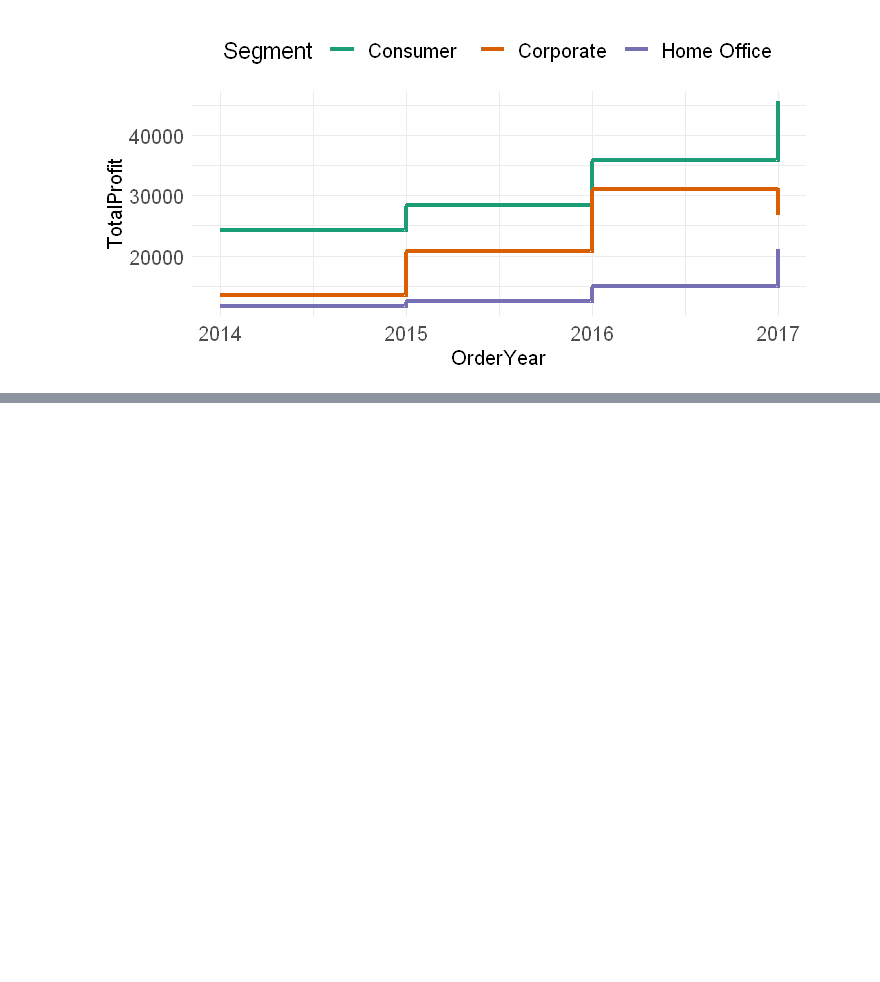
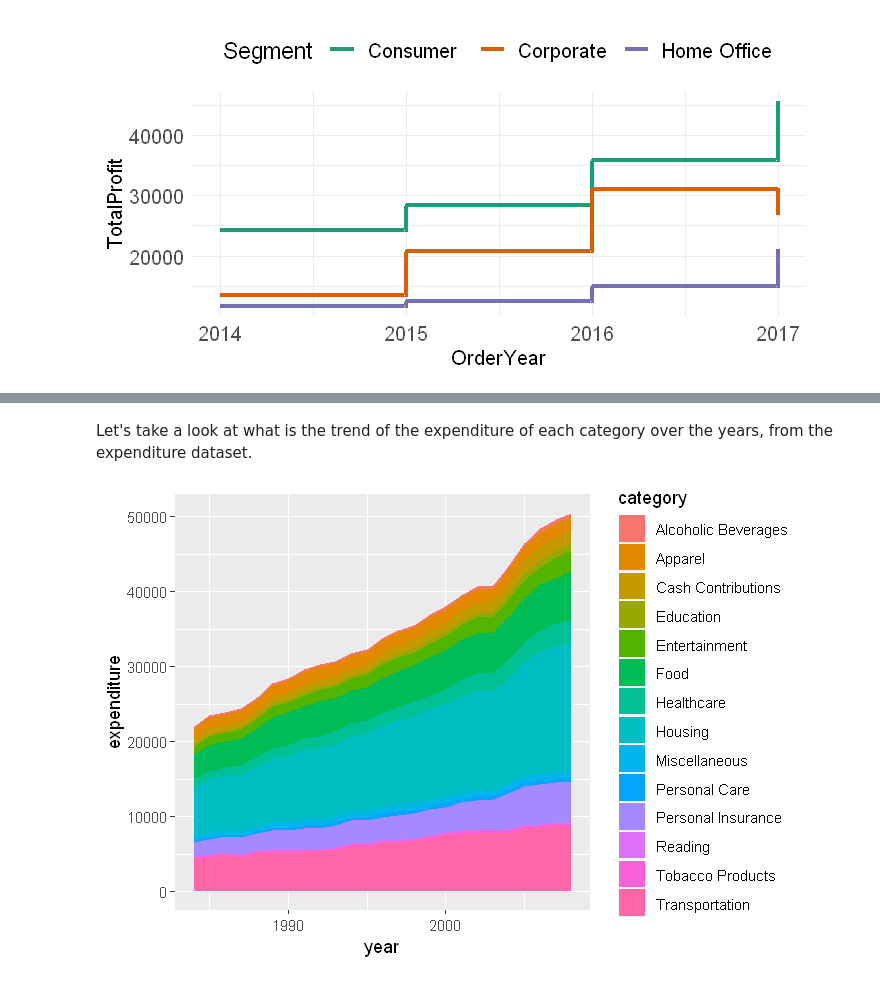
Before and after one commit to anirbanpalDSC/Data-Visualizations, a Jupyter notebook: Data Visualization - R.ipynb, the cells around one changed output, grey strips where cells are left out. Saved outputs shown, nothing was run; the diff lists cells and outputs as text; code cells hidden in the pictures; blank space fills up the shorter version.

```diff
--- a/Data Visualization - R.ipynb
+++ b/Data Visualization - R.ipynb
@@ -240,0 +269,10 @@ treemap::treemap(superstore_tree,index = 'Sub.Category',
+# %% [markdown]
+Let's take a look at what is the trend of the expenditure of each category over the years, from the expenditure dataset.
+# %%
+# Set output plot size
+options(repr.plot.width=6, repr.plot.height=4)
+
+ggplot2::ggplot(raw_expenditures, ggplot2::aes(x=year, y=expenditure, fill=category)) +
+  ggplot2::geom_area()
+# %% [output]
+[figure, added]
```
Also changed, not shown: parts of 34 cells of this notebook.
